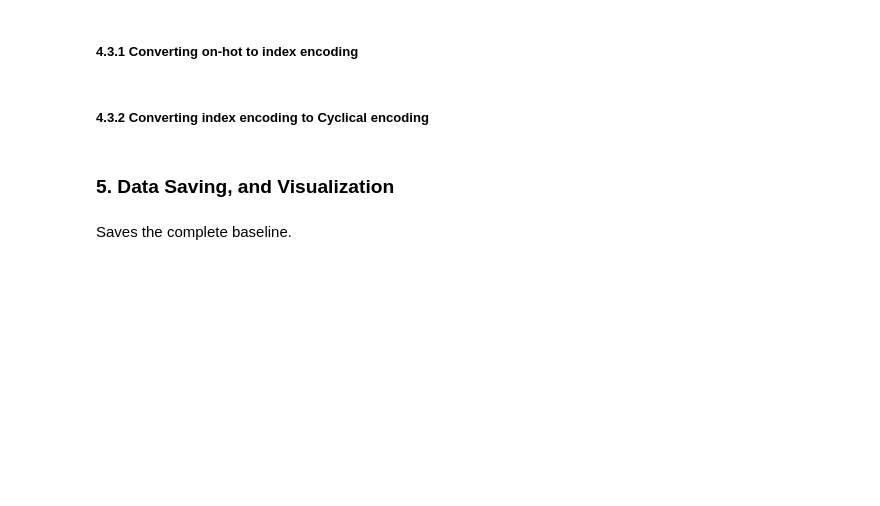
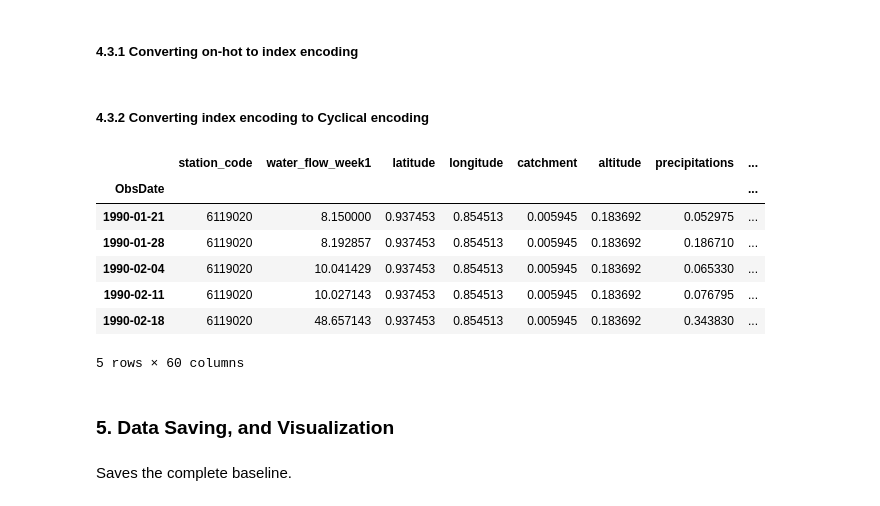
Before and after one commit to lucas066001/WaterScarcity.Hackathon, a Jupyter notebook: src/notebooks/00 Preprocessing/02.2 - Antoine' Feature Engineering.ipynb, the cells around one changed output. Drawn from its saved outputs; the diff is of its cells as text; code cells hidden in the pictures; blank space fills up the shorter version.

```diff
--- a/src/notebooks/00 Preprocessing/02.2 - Antoine' Feature Engineering.ipynb
+++ b/src/notebooks/00 Preprocessing/02.2 - Antoine' Feature Engineering.ipynb
@@ -302,6 +302,17 @@ dataset_baseline["eval"] = convert_one_hot_to_label(
 )
 # %% [markdown]
 ##### 4.3.2 Converting index encoding to Cyclical encoding
+# %%
+dataset_baseline["train"].head()
+# %% [output]
+|  | station_code | water_flow_week1 | latitude | longitude | catchment | altitude | precipitations | ... |
+| ObsDate |  |  |  |  |  |  |  | ... |
+| 1990-01-21 | 6119020 | 8.150000 | 0.937453 | 0.854513 | 0.005945 | 0.183692 | 0.052975 | ... |
+| 1990-01-28 | 6119020 | 8.192857 | 0.937453 | 0.854513 | 0.005945 | 0.183692 | 0.186710 | ... |
+| 1990-02-04 | 6119020 | 10.041429 | 0.937453 | 0.854513 | 0.005945 | 0.183692 | 0.065330 | ... |
+| 1990-02-11 | 6119020 | 10.027143 | 0.937453 | 0.854513 | 0.005945 | 0.183692 | 0.076795 | ... |
+| 1990-02-18 | 6119020 | 48.657143 | 0.937453 | 0.854513 | 0.005945 | 0.183692 | 0.343830 | ... |
+5 rows × 60 columns
 # %%
 dataset_baseline["train"] = encode_cyclical(dataset_baseline["train"], "month", 12)
 dataset_baseline["eval"] = encode_cyclical(dataset_baseline["eval"], "month", 12)
```
Also changed, not shown: parts of 2 cells of this notebook.
